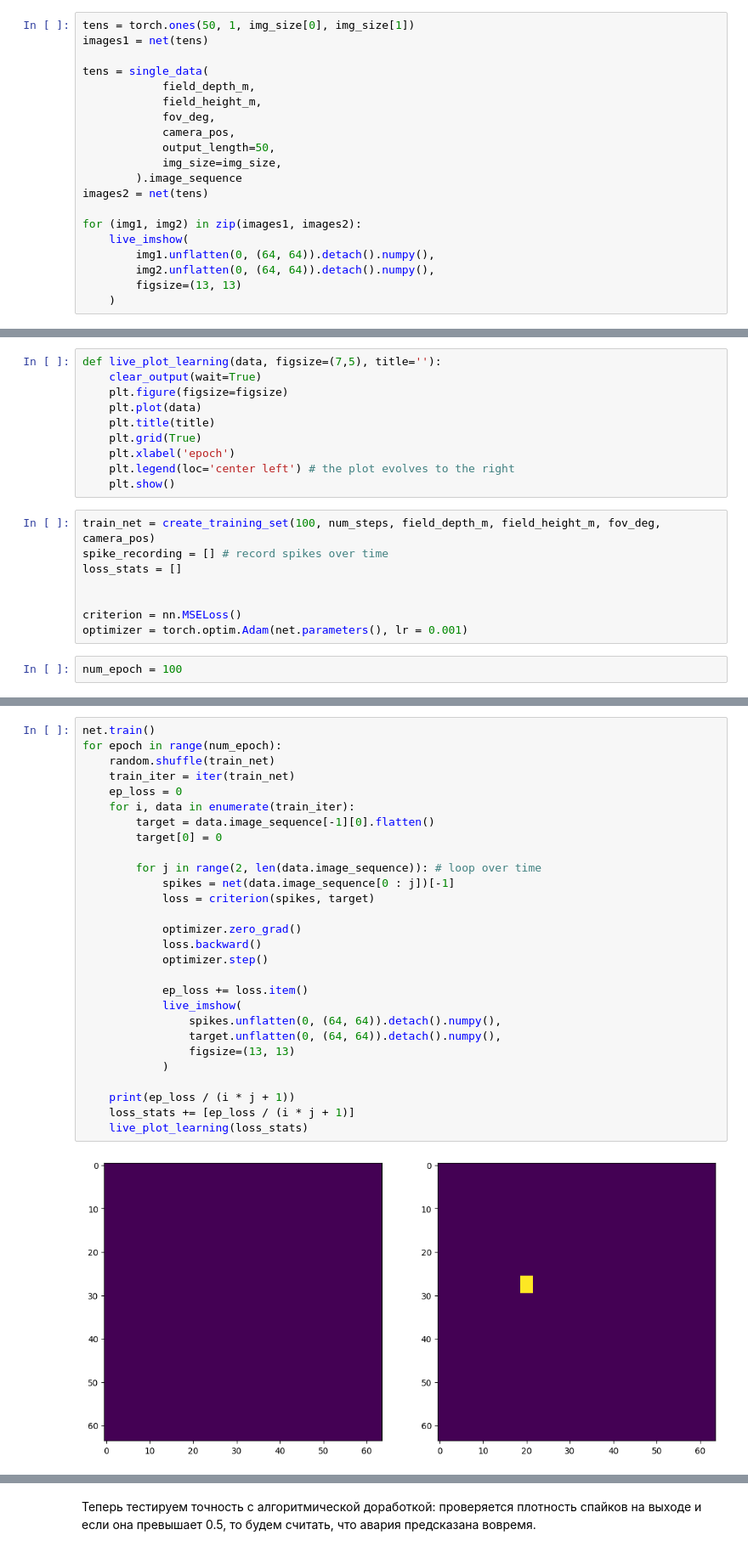
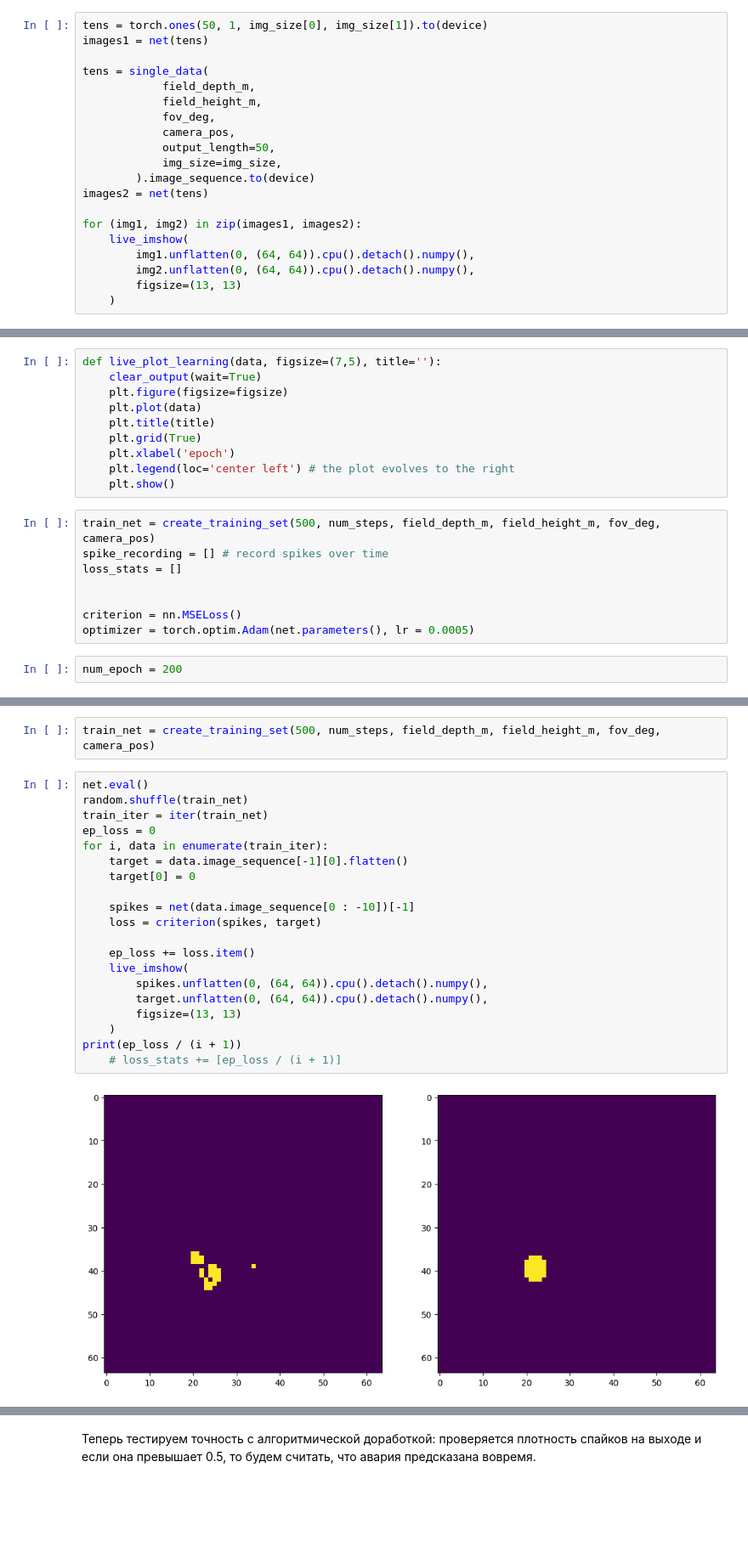
Before and after one commit to mattykurlzz/snn_crash_recognition, a Jupyter notebook: snn.ipynb, the cells around one changed output, grey strips where cells are left out. Shown: that part at 85% size. Drawn from its saved outputs; the diff is of its cells as text; blank space fills up the shorter version.

```diff
--- a/snn.ipynb
+++ b/snn.ipynb
@@ -282,5 +281,5 @@ def live_imshow(data1, data2, figsize=(7,5), title=''):
 # %%
-tens = torch.ones(50, 1, img_size[0], img_size[1])
+tens = torch.ones(50, 1, img_size[0], img_size[1]).to(device)
 images1 = net(tens)
 
 tens = single_data(
@@ -290,13 +289,13 @@ tens = single_data(
             camera_pos,
             output_length=50,
             img_size=img_size,
-        ).image_sequence
+        ).image_sequence.to(device)
 images2 = net(tens)
 
 for (img1, img2) in zip(images1, images2):
     live_imshow(
-        img1.unflatten(0, (64, 64)).detach().numpy(),
-        img2.unflatten(0, (64, 64)).detach().numpy(),
+        img1.unflatten(0, (64, 64)).cpu().detach().numpy(),
+        img2.unflatten(0, (64, 64)).cpu().detach().numpy(),
         figsize=(13, 13)
     )
 # %% [output]
@@ -312,12 +311,12 @@ def live_plot_learning(data, figsize=(7,5), title=''):
     plt.legend(loc='center left') # the plot evolves to the right
     plt.show()
 # %%
-train_net = create_training_set(100, num_steps, field_depth_m, field_height_m, fov_deg, camera_pos)
+train_net = create_training_set(500, num_steps, field_depth_m, field_height_m, fov_deg, camera_pos)
 spike_recording = [] # record spikes over time
 loss_stats = []
 
 
 criterion = nn.MSELoss()
-optimizer = torch.optim.Adam(net.parameters(), lr = 0.001)
+optimizer = torch.optim.Adam(net.parameters(), lr = 0.0005)
 # %%
-num_epoch = 100
+num_epoch = 200
@@ -324,30 +369,24 @@ num_epoch = 100
+# %%
+train_net = create_training_set(500, num_steps, field_depth_m, field_height_m, fov_deg, camera_pos)
 # %%
-net.train()
-for epoch in range(num_epoch):
-    random.shuffle(train_net)
-    train_iter = iter(train_net)
-    ep_loss = 0
-    for i, data in enumerate(train_iter):
-        target = data.image_sequence[-1][0].flatten()
-        target[0] = 0
+net.eval()
+random.shuffle(train_net)
+train_iter = iter(train_net)
+ep_loss = 0
+for i, data in enumerate(train_iter):
+    target = data.image_sequence[-1][0].flatten()
+    target[0] = 0
 
-        for j in range(2, len(data.image_sequence)): # loop over time
-            spikes = net(data.image_sequence[0 : j])[-1]
-            loss = criterion(spikes, target)
+    spikes = net(data.image_sequence[0 : -10])[-1]
+    loss = criterion(spikes, target)
 
-            optimizer.zero_grad()
-            loss.backward()
-            optimizer.step()
-
-            ep_loss += loss.item()
-            live_imshow(
-                spikes.unflatten(0, (64, 64)).detach().numpy(),
-                target.unflatten(0, (64, 64)).detach().numpy(),
-                figsize=(13, 13)
-            )
-
-    print(ep_loss / (i * j + 1))
-    loss_stats += [ep_loss / (i * j + 1)]
-    live_plot_learning(loss_stats)
+    ep_loss += loss.item()
+    live_imshow(
+        spikes.unflatten(0, (64, 64)).cpu().detach().numpy(),
+        target.unflatten(0, (64, 64)).cpu().detach().numpy(),
+        figsize=(13, 13)
+    )
+print(ep_loss / (i + 1))
+    # loss_stats += [ep_loss / (i + 1)]
 # %% [output]
-[figure, old version]
+[figure, new version]
```
Also changed, not shown: parts of 12 cells of this notebook.
